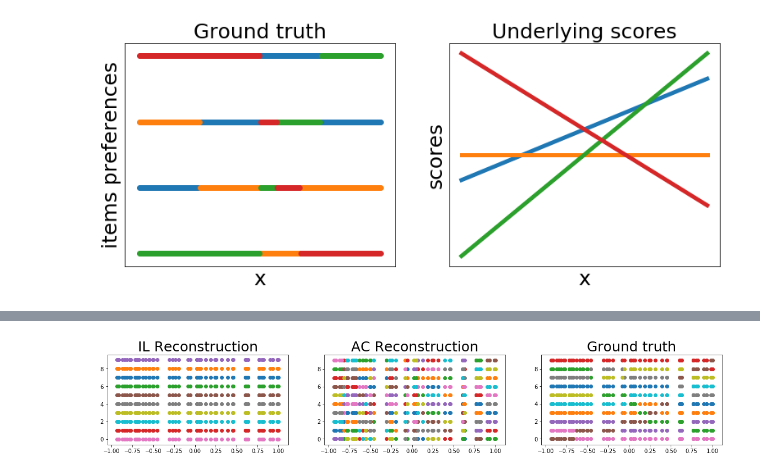
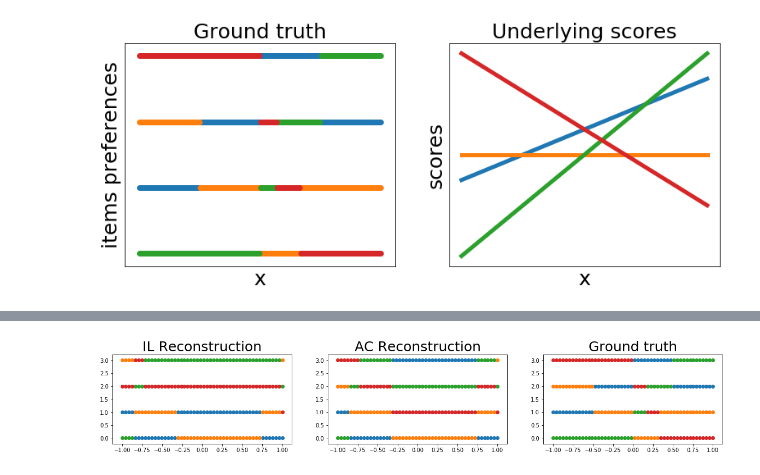
Before and after one commit to VivienCabannes/partial_labelling, a Jupyter notebook: notebooks/ranking.ipynb, the cells around one changed output, grey strips where cells are left out. Cells and saved outputs as stored; diff of their text form; code cells hidden in the pictures.

```diff
--- a/notebooks/ranking.ipynb
+++ b/notebooks/ranking.ipynb
@@ -180,17 +180,18 @@ fig.savefig('savings/ranking_setting.pdf')
 [figure]
 # %%
 nb_folds = 8
-corruptions = np.linspace(0, 1, num=8)
-sigmas = [1e0, 5e-1, 1e-1, 5e-2]
-lambdas = [1e3, 1e0, 1e-3, 1e-6, 1e-9]
+corruptions = np.linspace(0, .7, num=8)
+# corruptions = [.5]
+sigmas = [5e-1]
+lambdas = [1e0]
 
-n_train = 20
+n_train = 10
 n_test = 50
 # %%
 kernel = KernelComputer('Gaussian', sigma=1)
 kernel_reg = KernelRegressor(kernel)
 # %%
-m = 10
+m = 4
 datagen = Synthesizer('RK-' + str(m))
 ind_map = datagen.loader.ind_map
 
@@ -217,7 +218,7 @@ err_df = -np.ones(shape_err)
 for fold in range(nb_folds):
     datagen = Synthesizer('RK-' + str(m))
     x_train, (y_train, y_score) = datagen.get_trainset(n_train, verbose=True)
-    x_test, y_test = datagen.get_trainset(n_test)
+    x_test, y_test = datagen.get_testset(n_test)
     kernel_reg.set_support(x_train[:, np.newaxis])
     n_train, dim = x_train[:, np.newaxis].shape
 
@@ -234,12 +235,12 @@ for fold in range(nb_folds):
             for i_c, corruption in enumerate(corruptions):
                 S_train = y_train.copy()
 
-#                 dist = np.empty(S_train.shape)
-#                 fill_distance(dist, y_score, datagen.loader.ind_map)
-#                 np.abs(dist, out=dist)
-#                 dist /= np.max(dist, axis=1)[:, np.newaxis]
-#                 ind_lost = dist > 1 - corruption
-#                 S_train[ind_lost] = 0
+                dist = np.empty(S_train.shape)
+                fill_distance(dist, y_score, datagen.loader.ind_map)
+                np.abs(dist, out=dist)
+                dist /= np.max(dist, axis=1)[:, np.newaxis]
+                ind_lost = dist > 1 - corruption
+                S_train[ind_lost] = 0
 
                 S_train[np.random.rand(*S_train.shape) < corruption] = 0
 
@@ -288,12 +290,0 @@ fig.savefig('savings/RK-10.pdf')
-# %%
-fig, ax = plt.subplots()
-a = ax.errorbar([100*i for i in corruptions[:]], mus[0][:], .5*stds[0][:], capsize=10, linewidth=3, capthick=3)
-b = ax.errorbar([100*i for i in corruptions[:]], mus[1][:], .5*stds[1][:], capsize=10, linewidth=3, capthick=3)
-ax.legend([a, b], ['AC', "IL"], prop={'size':15})
-ax.grid()
-ax.set_title('Ranking, m=10', size=25)
-ax.set_ylabel('Loss', size=20)
-ax.set_xlabel('Corruption (in %)', size=20)
-ax.tick_params(axis='both', which='major', labelsize=12)
-plt.tight_layout()
-fig.savefig('savings/RK-10.pdf')
@@ -302,22 +291,23 @@ fig.savefig('savings/RK-10.pdf')
 # %%
 def show_reconstruction(x_test, y_ac, y_il, y_test, ind_map):
     m = len(ind_map)
     fig, (ax1, ax2, ax3) = plt.subplots(1, 3, figsize=(20, 3))
 
     s_ac = get_sym_embs(y_ac, ind_map).sum(axis=1).argsort()[:,::-1]
     s_il = get_sym_embs(y_il, ind_map).sum(axis=1).argsort()[:,::-1]
+    s_ac = get_sym_embs(y_df, ind_map).sum(axis=1).argsort()[:,::-1]
     s_t = get_sym_embs(y_test, ind_map).sum(axis=1).argsort()[:,::-1]
     for i in range(m):
+        ax1.scatter(x_test, (s_il==i).argmax(axis=1))
         ax2.scatter(x_test, (s_ac==i).argmax(axis=1))
-        ax1.scatter(x_test, (s_il==i).argmax(axis=1))
         ax3.scatter(x_test, (s_t==i).argmax(axis=1))
 
+    ax1.set_title("IL Reconstruction", size=25)
     ax2.set_title("AC Reconstruction", size=25)
-    ax1.set_title("IL Reconstruction", size=25)
     ax3.set_title("Ground truth", size=25)
     fig.savefig('savings/ranking_reconstruction.pdf')
 
 
 show_reconstruction(x_test, y_ac, y_il, y_test, ind_map)
 # %% [output]
-[figure, old version]
+[figure, new version]
```
Also changed, not shown: parts of 4 cells of this notebook, 3 other files.
